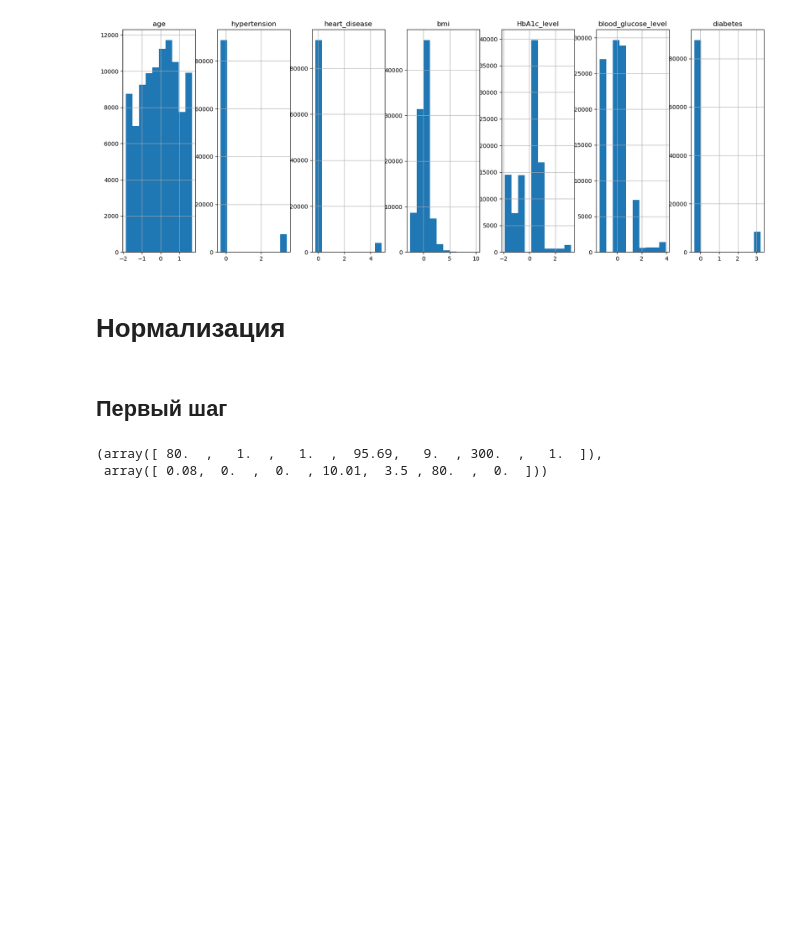
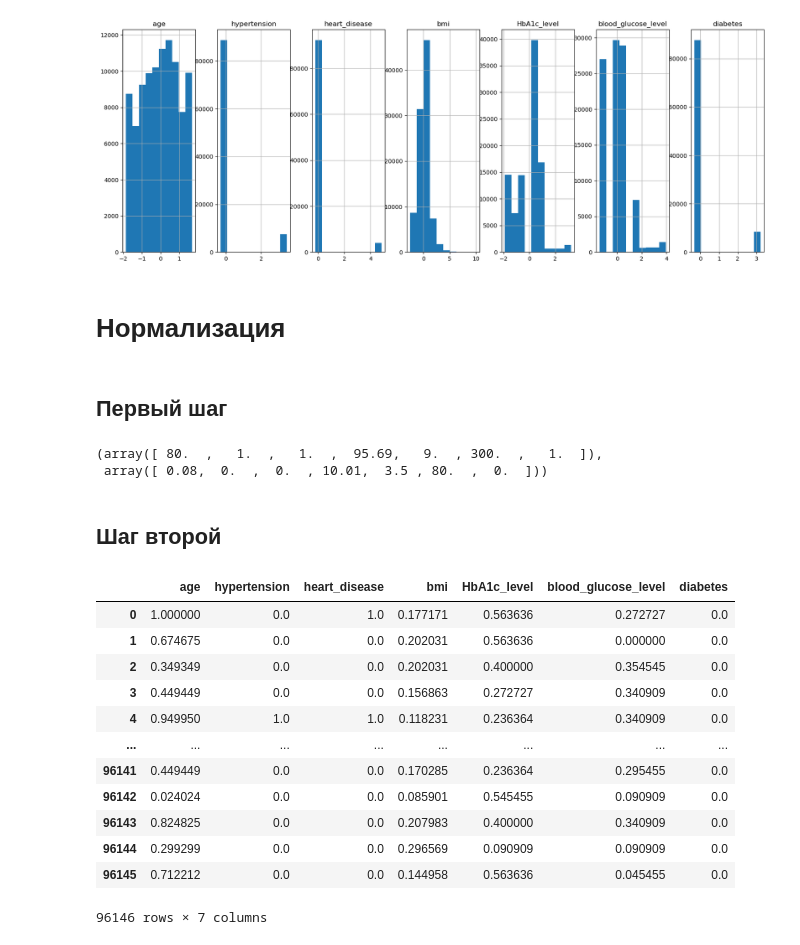
Before and after one commit to synrocka/Diabetes-Prediction, a Jupyter notebook: main.ipynb, the cells around one changed output. Saved outputs shown, nothing was run; the diff lists cells and outputs as text; code cells hidden in the pictures; blank space fills up the shorter version.

```diff
--- a/main.ipynb
+++ b/main.ipynb
@@ -156,3 +156,23 @@ norm.data_max_, norm.data_min_
 # %% [output]
 (array([ 80.  ,   1.  ,   1.  ,  95.69,   9.  , 300.  ,   1.  ]),
  array([ 0.08,  0.  ,  0.  , 10.01,  3.5 , 80.  ,  0.  ]))
+# %% [markdown]
+## Шаг второй
+# %%
+normalized = norm.transform(df[num_columns])
+df_norm = pd.DataFrame(normalized, columns=num_columns)
+df_norm
+# %% [output]
+|  | age | hypertension | heart_disease | bmi | HbA1c_level | blood_glucose_level | diabetes |
+| 0 | 1.000000 | 0.0 | 1.0 | 0.177171 | 0.563636 | 0.272727 | 0.0 |
+| 1 | 0.674675 | 0.0 | 0.0 | 0.202031 | 0.563636 | 0.000000 | 0.0 |
+| 2 | 0.349349 | 0.0 | 0.0 | 0.202031 | 0.400000 | 0.354545 | 0.0 |
+| 3 | 0.449449 | 0.0 | 0.0 | 0.156863 | 0.272727 | 0.340909 | 0.0 |
+| 4 | 0.949950 | 1.0 | 1.0 | 0.118231 | 0.236364 | 0.340909 | 0.0 |
+| ... | ... | ... | ... | ... | ... | ... | ... |
+| 96141 | 0.449449 | 0.0 | 0.0 | 0.170285 | 0.236364 | 0.295455 | 0.0 |
+| 96142 | 0.024024 | 0.0 | 0.0 | 0.085901 | 0.545455 | 0.090909 | 0.0 |
+| 96143 | 0.824825 | 0.0 | 0.0 | 0.207983 | 0.400000 | 0.340909 | 0.0 |
+| 96144 | 0.299299 | 0.0 | 0.0 | 0.296569 | 0.090909 | 0.090909 | 0.0 |
+| 96145 | 0.712212 | 0.0 | 0.0 | 0.144958 | 0.563636 | 0.045455 | 0.0 |
+96146 rows × 7 columns
```
Also changed, not shown: parts of 1 cell of this notebook.
